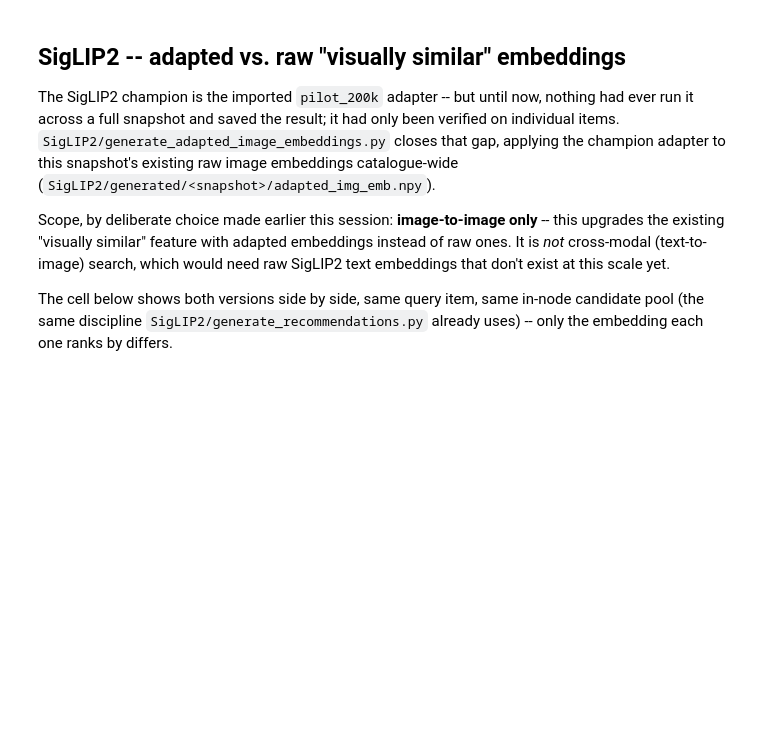
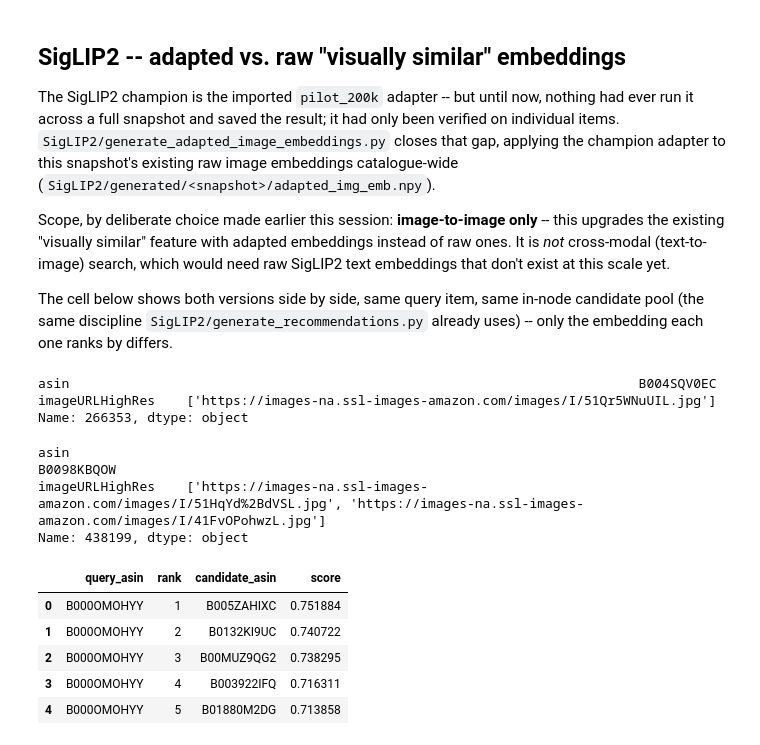
Before and after one commit to flamesmith/RecSystem, a Jupyter notebook: demo/recommendations_demo.ipynb, the cells around one changed output. Drawn from its saved outputs; the diff is of its cells as text; code cells hidden in the pictures; blank space fills up the shorter version.

```diff
--- a/demo/recommendations_demo.ipynb
+++ b/demo/recommendations_demo.ipynb
@@ -385,3 +385,58 @@ def compare_siglip(query_asin: str):
 
 
 compare_siglip(SAMPLE_ASIN)
+# %%
+# Read straight from df_features.pkl (the full 1.13M-row table, not any of
+# the smaller derived caches used in earlier cells) -- asin, cat_2/cat_3/cat_4,
+# and the image link, for a direct look at the raw source data.
+df_features_full = pd.read_pickle(ROOT / "data" / "df_features.pkl")
+
+# pandas truncates long strings in Series/DataFrame repr at 50 chars by
+# default (display.max_colwidth) -- None shows the full value, which
+# matters here since imageURLHighRes is a long stringified list.
+pd.set_option("display.max_colwidth", None)
+
+# [['asin', 'cat_2', 'cat_3', 'cat_4', 'imageURLHighRes']]
+
+df_features_full[(df_features_full['imageURLHighRes'].isna() == False) &
+                 (df_features_full['imageURLHighRes'] != '[]') &
+                 (df_features_full['cat_2'] == 'Furniture') &
+                 (df_features_full['cat_3'] == 'Living Room Furniture') &
+                 (df_features_full['cat_4'] == 'Tables')].iloc[654][['asin', 'imageURLHighRes']]
+# %% [output]
+asin                                                                         B004SQV0EC
+imageURLHighRes    ['https://images-na.ssl-images-amazon.com/images/I/51Qr5WNuUIL.jpg']
+Name: 266353, dtype: object
+# %%
+# Restrict df_features_full (the full 1.13M-row table, loaded in the cell
+# above) down to only the items TTN's current champion snapshot actually
+# covers -- ttn_snapshot is already resolved earlier in this notebook from
+# champion_selection_ttn.json, so this stays correct if the champion
+# changes later. Note: as of writing, ttn_snapshot is w90_2017-12-09
+# (137,362 items), not w60's 134,749 -- the champion was switched mid-session.
+ttn_item_asins = np.load(ROOT / "data" / "tower" / ttn_snapshot / "item_asins.npy",
+                          allow_pickle=False).astype(str)
+ttn_item_set = set(ttn_item_asins)
+
+df_features_ttn_only = df_features_full[df_features_full["asin"].isin(ttn_item_set)]
+
+df_features_ttn_only[(df_features_ttn_only['imageURLHighRes'].isna() == False) &
+                 (df_features_ttn_only['imageURLHighRes'] != '[]') &
+                 (df_features_ttn_only['cat_2'] == 'Furniture') &
+                 (df_features_ttn_only['cat_3'] == 'Living Room Furniture') &
+                 (df_features_ttn_only['cat_4'] == 'Tables')].iloc[345][['asin', 'imageURLHighRes']]
+# %% [output]
+asin                                                                                                                                               B0098KBQOW
+imageURLHighRes    ['https://images-na.ssl-images-amazon.com/images/I/51HqYd%2BdVSL.jpg', 'https://images-na.ssl-images-amazon.com/images/I/41FvOPohwzL.jpg']
+Name: 438199, dtype: object
+# %%
+# Check the results of complementary items
+df_complements = pd.read_parquet(ROOT / "SigLIP2" / "checkpoints" / "pilot_200k" / "recommendations" / "full_catalog_top40.parquet")
+df_complements.head()
+# %% [output]
+|  | query_asin | rank | candidate_asin | score |
+| 0 | B000OMOHYY | 1 | B005ZAHIXC | 0.751884 |
+| 1 | B000OMOHYY | 2 | B0132KI9UC | 0.740722 |
+| 2 | B000OMOHYY | 3 | B00MUZ9QG2 | 0.738295 |
+| 3 | B000OMOHYY | 4 | B003922IFQ | 0.716311 |
+| 4 | B000OMOHYY | 5 | B01880M2DG | 0.713858 |
```
Also changed, not shown: 1 other file.
